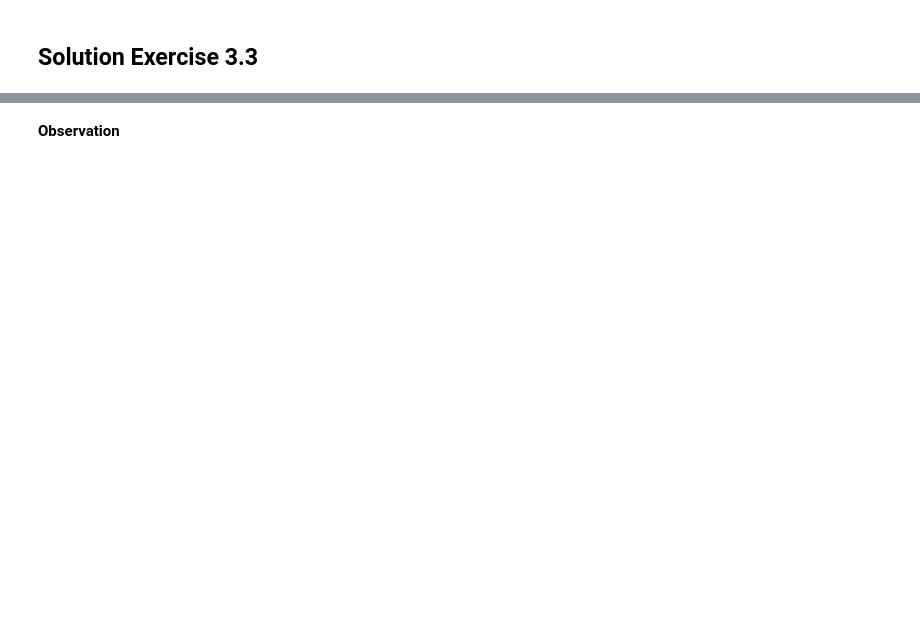
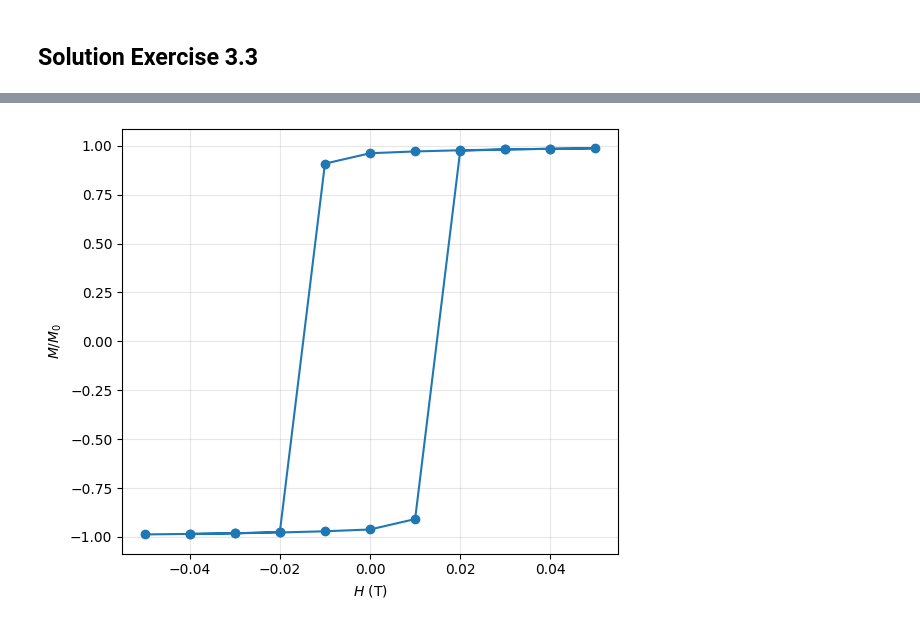
Before and after one commit to dy8656/ESM-Summer-School-2026---Mumax3, a Jupyter notebook: mumax3_ESM_Summer_School_2026_Exercise_solutions.ipynb, the cells around one changed output, grey strips where cells are left out. Saved outputs shown, nothing was run; the diff lists cells and outputs as text; code cells hidden in the pictures; blank space fills up the shorter version.

```diff
--- a/mumax3_ESM_Summer_School_2026_Exercise_solutions.ipynb
+++ b/mumax3_ESM_Summer_School_2026_Exercise_solutions.ipynb
@@ -1228,33 +1387,33 @@ f.close()
 import numpy as np
 import matplotlib.pyplot as plt
 
 # Load data
 data = np.loadtxt("example3_exercise33.out/table.txt", skiprows=1)
 
 # Magnetization
 mx, my, mz = data[:,1], data[:,2], data[:,3]
 
 # External field
 Bx, By, Bz = data[:,4], data[:,5], data[:,6]
 
 # Projection M and B
-angle = 15*np.pi/180
+angle = np.pi/180
 projm = mx*np.sin(angle) + my*np.cos(angle)
 
 projB = Bx*np.sin(angle)+ By*np.cos(angle)
 
 # Plot
 plt.figure(figsize=(6,5))
 plt.plot(projB, projm, 'o-', markersize=6)
 plt.ylabel(r'$M/M_0$')
 plt.xlabel(r'$H$ (T)')
 
 plt.grid(True, alpha=0.3)
 
 plt.tight_layout()
 
 plt.savefig("example3_exercise33.out/M_vs_B.pdf")
 
 plt.show()
+# %% [output]
+[figure, added]
-# %% [markdown]
-**Observation**
```
Also changed, not shown: parts of 30 cells of this notebook.
